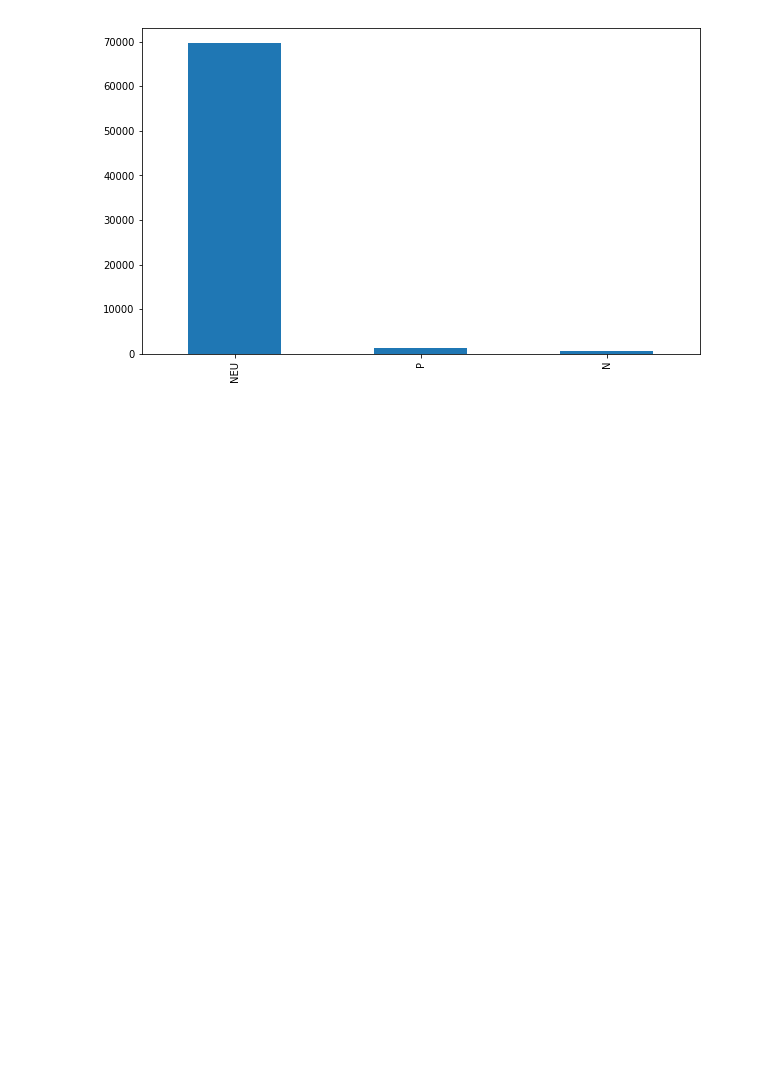
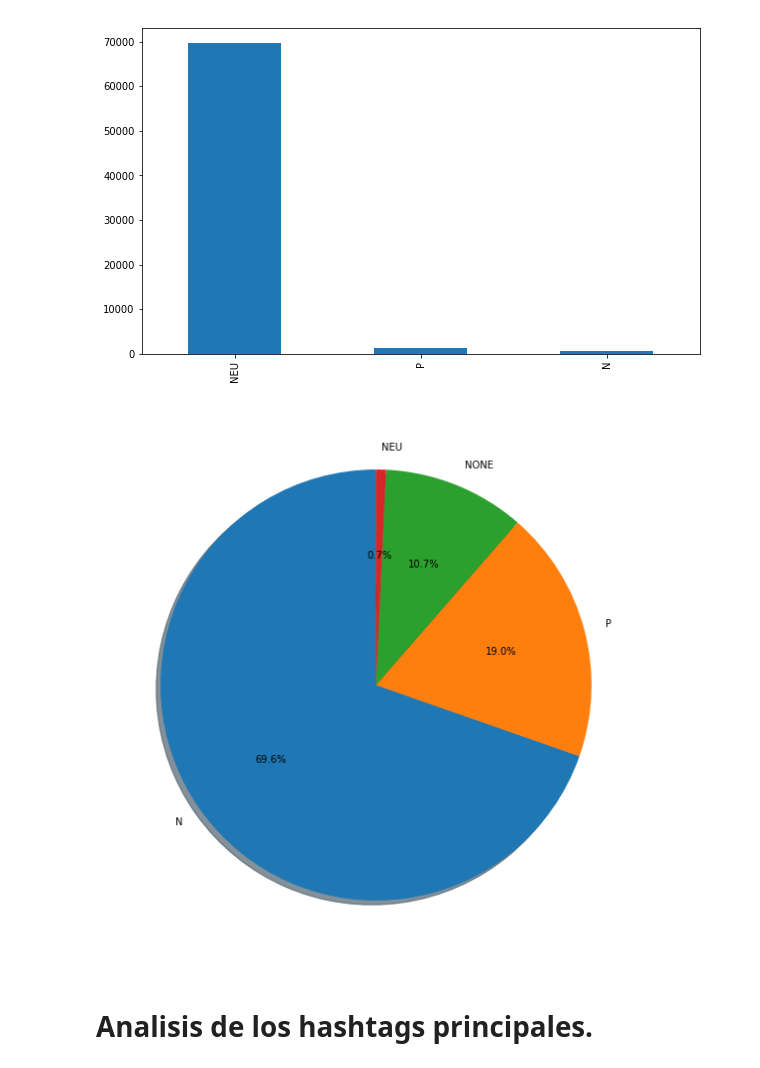
Before and after one commit to causapablo/Tweeter-, a Jupyter notebook: 1.0-analisis-tweets-modified.ipynb, the cells around one changed output. Drawn from its saved outputs; the diff is of its cells as text; code cells hidden in the pictures; blank space fills up the shorter version.

```diff
--- a/1.0-analisis-tweets-modified.ipynb
+++ b/1.0-analisis-tweets-modified.ipynb
@@ -318,3 +300,16 @@ tweets['sentiment_blob'].value_counts().plot(figsize = (10,6),kind='bar')
 # %% [output]
 <matplotlib.axes._subplots.AxesSubplot at 0x...>
 [figure]
+# %%
+import matplotlib.pyplot as plt
+pie = tweets['sentiment'].value_counts()
+labels = pie.index
+sizes = pie[:]
+explode = (0,0.1,0,0)
+# %%
+fig1, ax1=plt.subplots(figsize = (10,10));
+ax1.pie(sizes, labels = labels,autopct='%1.1f%%', shadow = True,startangle=90);
+# %% [output]
+[figure, added]
+# %% [markdown]
+# Analisis de los hashtags principales.
```
Also changed, not shown: parts of 25 cells of this notebook, 2 other files.
